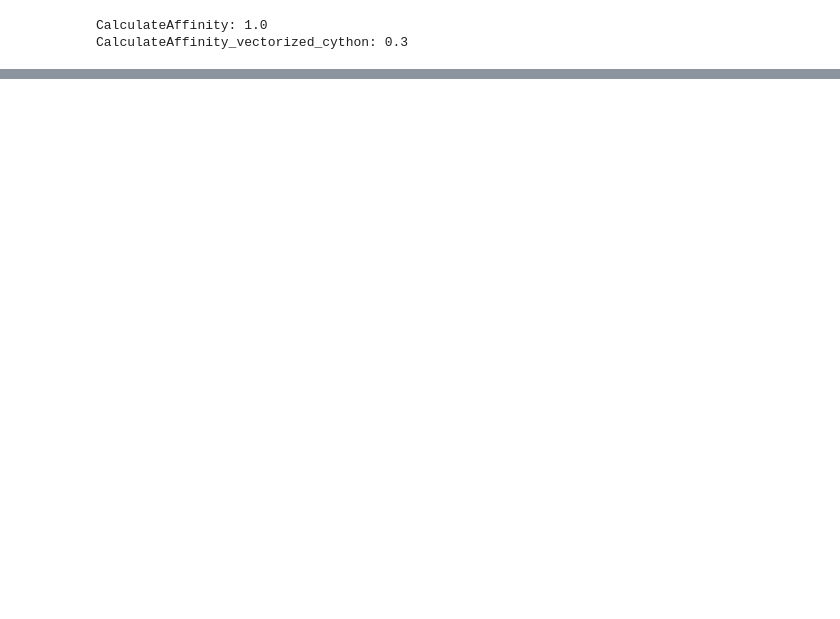
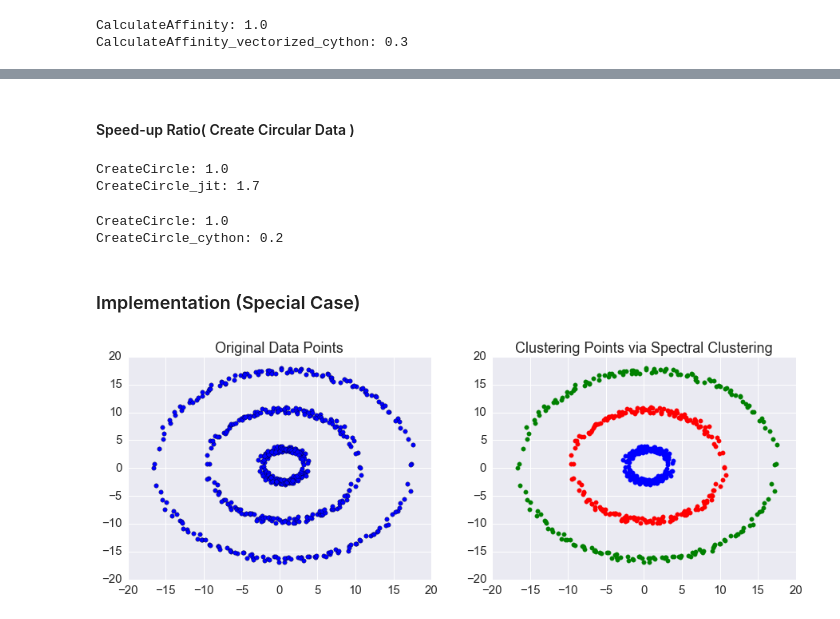
Before and after one commit to wzwangqi/663FinalProject, a Jupyter notebook: ProjectCode.ipynb, the cells around one changed output, grey strips where cells are left out. Saved outputs shown, nothing was run; the diff lists cells and outputs as text; code cells hidden in the pictures; blank space fills up the shorter version.

```diff
--- a/ProjectCode.ipynb
+++ b/ProjectCode.ipynb
@@ -757,0 +572,23 @@ TypeError: 'coo_matrix' object is not subscriptable
+# %%
+def CreateCircle(n):
+    u=n*np.random.random()
+    d= np.linspace(1,5*n,n)
+    r=u+d
+
+    df=np.zeros((n*200,2))
+    for i in range(n):
+
+        x=np.linspace(-r[i],r[i],100)
+        y=np.sqrt(r[i]**2-x**2)
+        y2=-np.sqrt(r[i]**2-x**2)
+        for j in range(2*i*100,(2*i+1)*100):
+            df[j,0]=x[j-2*i*100]
+            df[j,1]=y[j-2*i*100]
+        for j in range((2*i+1)*100,(2*i+2)*100):
+            df[j,0]=x[j-(2*i+1)*100]
+            df[j,1]=y2[j-(2*i+1)*100]
+
+    #Add noise
+    df = df + np.random.random((n*200,2))
+
+    return df
@@ -757,0 +654,2 @@ TypeError: 'coo_matrix' object is not subscriptable
+# %% [markdown]
+#### Speed-up Ratio( Create Circular Data )
@@ -757,0 +660,36 @@ TypeError: 'coo_matrix' object is not subscriptable
+# %%
+report([CreateCircle,CreateCircle_jit],n)
+# %% [output]
+CreateCircle: 1.0
+CreateCircle_jit: 1.7
+# %%
+report([CreateCircle,CreateCircle_cython],n)
+# %% [output]
+CreateCircle: 1.0
+CreateCircle_cython: 0.2
+# %% [markdown]
+### Implementation (Special Case)
+# %%
+k=3
+data = CreateCircle(3)
+affinity = CalculateAffinity(data)
+# %%
+IDX= Spectral(k,affinity)
+
+plt.figure(figsize=(15,5))
+plt.subplot(1,2,1)
+plt.scatter(data[:,0],data[:,1],s=30)
+plt.title('Original Data Points')
+
+plt.subplot(1,2,2)
+for i in range(len(IDX)):
+    if IDX[i] == 0:
+        plt.scatter(data[i,0],data[i,1],color='red',s=30)
+    elif IDX[i] == 1:
+        plt.scatter(data[i,0],data[i,1],color = 'blue',s=30)
+    elif IDX[i] == 2:
+         plt.scatter(data[i,0],data[i,1],color = 'green',s=30)
+plt.title('Clustering Points via Spectral Clustering')
+plt.show()
+# %% [output]
+[figure, added]
```
Also changed, not shown: parts of 93 cells of this notebook.
